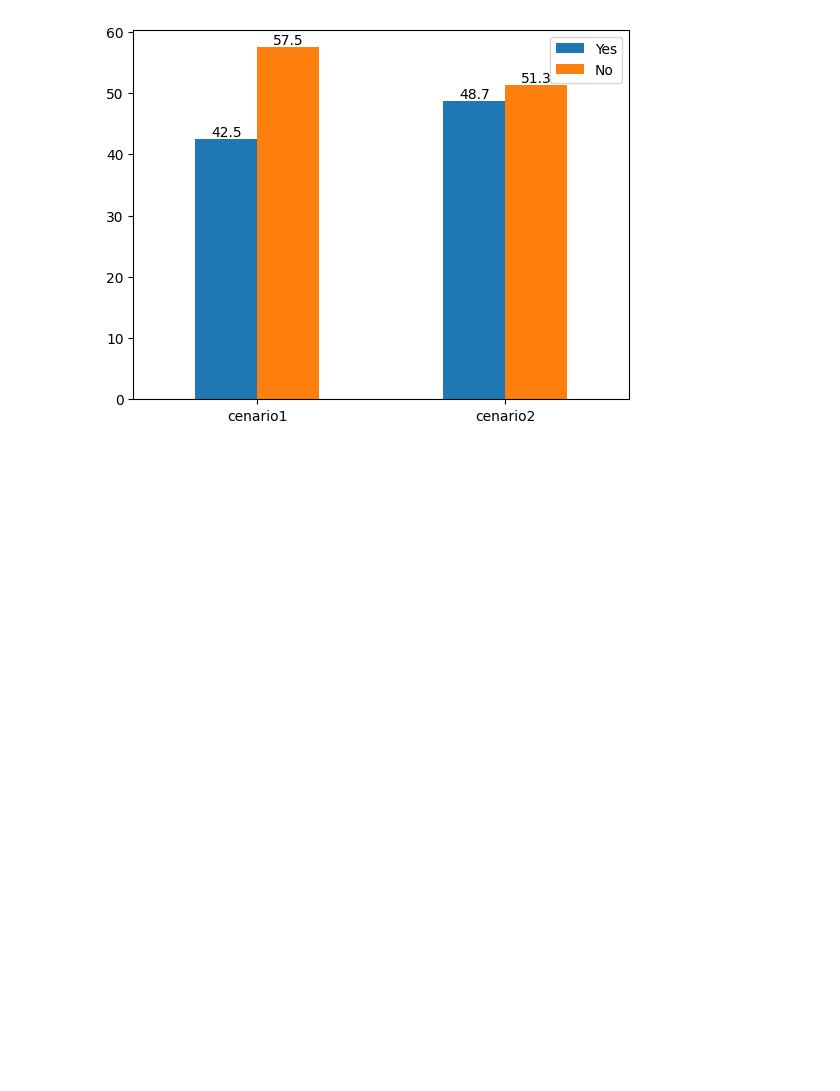
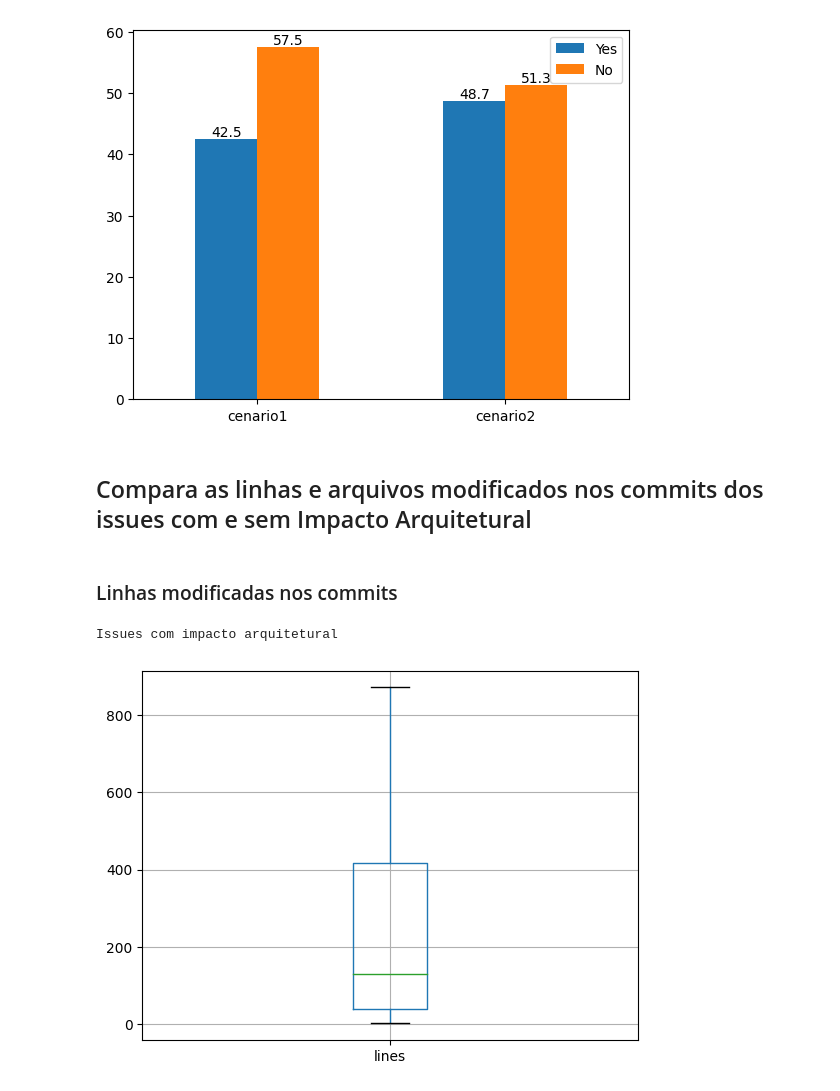
Before and after one commit to armandossrecife/my_validation2, a Jupyter notebook: analise_commits_issues_cassandra_c1_c2.ipynb, the cells around one changed output. Drawn from its saved outputs; the diff is of its cells as text; code cells hidden in the pictures; blank space fills up the shorter version.

```diff
--- a/analise_commits_issues_cassandra_c1_c2.ipynb
+++ b/analise_commits_issues_cassandra_c1_c2.ipynb
@@ -314,3 +314,16 @@ for container in ax.containers:
     ax.bar_label(container)
 # %% [output]
 [figure]
+# %% [markdown]
+## Compara as linhas e arquivos modificados nos commits dos issues com e sem Impacto Arquitetural
+# %%
+df_ccai_c1 = df_commits_com_architectural_impacdt_c1[['lines', 'files']]
+df_csai_c1 = df_commits_sem_architectural_impacdt_c1[['lines', 'files']]
+# %% [markdown]
+### Linhas modificadas nos commits
+# %%
+print('Issues com impacto arquitetural')
+boxplot1 = df_ccai_c1.boxplot(column=['lines'], showfliers=False)
+# %% [output]
+Issues com impacto arquitetural
+[figure, added]
```
Also changed, not shown: parts of 6 cells of this notebook.
